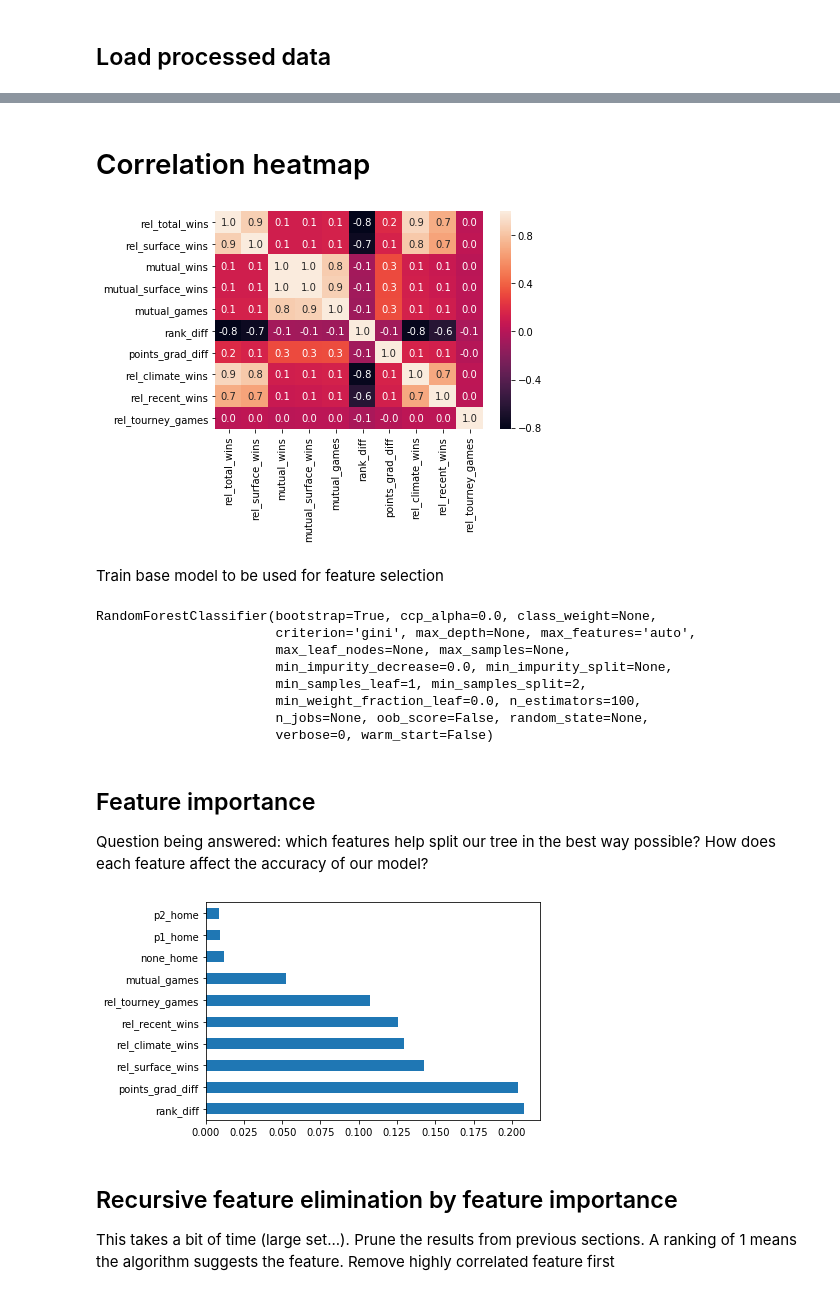
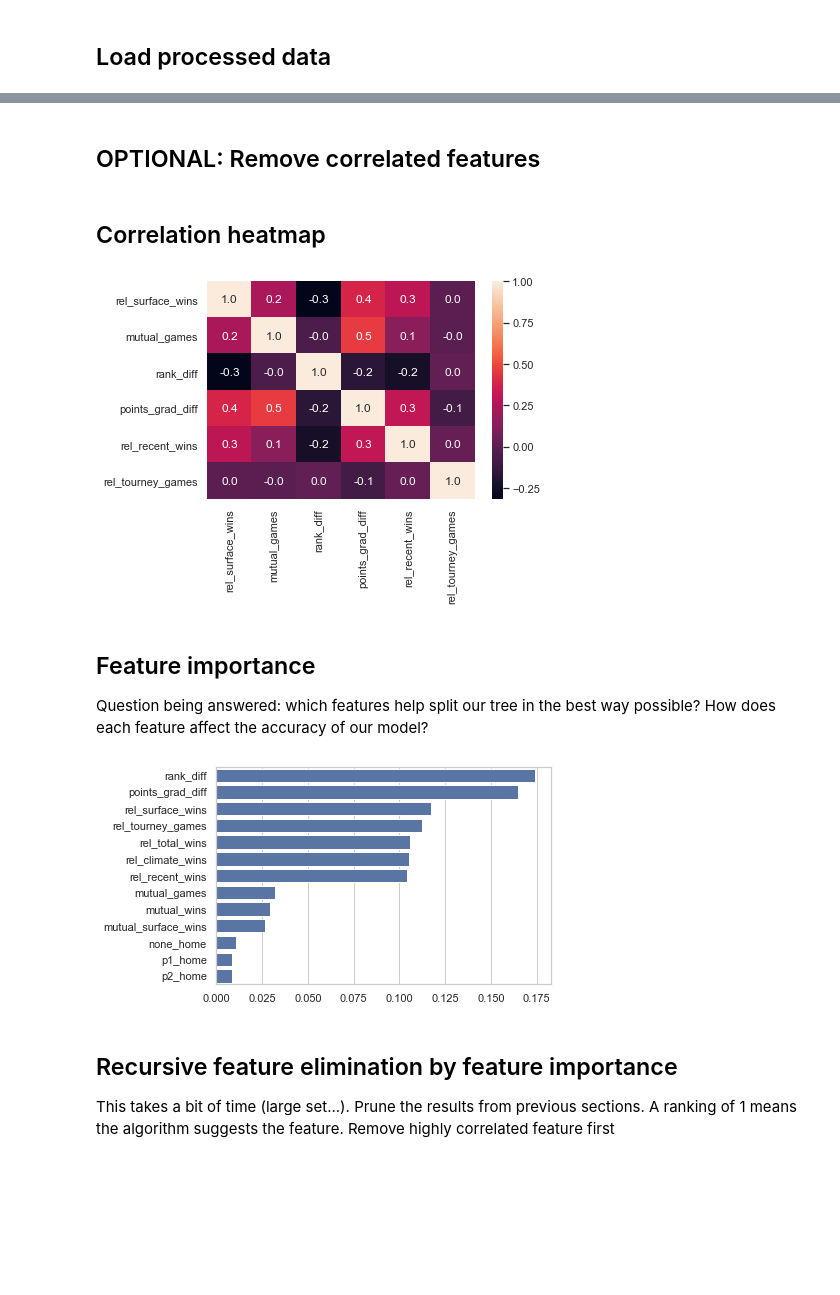
Before and after one commit to jost95/atp-tennis-predictions, a Jupyter notebook: feature_evaluation.ipynb, the cells around one changed output, grey strips where cells are left out. Saved outputs shown, nothing was run; the diff lists cells and outputs as text; code cells hidden in the pictures; blank space fills up the shorter version.

```diff
--- a/feature_evaluation.ipynb
+++ b/feature_evaluation.ipynb
@@ -34,19 +38,15 @@ Test data should not be used, even in, feature evaluation.
 # Split data set into train and test
 # Start of 2019 season in unix time, 2018-12-31 00:00:00 UTC
 test_date_begin = 1546214400
-drop_cols = ['outcome', 'tourney_date', 'tourney_level']
 
 # Testing will be done on 2019 matches
 data_train = data.loc[data.tourney_date < test_date_begin]
-y_train = data_train.outcome
-X_train = data_train.drop(drop_cols, axis=1)
+data_train = pd.get_dummies(data_train, columns=['home_advantage'])
 
-X_train = pd.get_dummies(X_train, columns=['home_advantage'])
 renames = {
     'home_advantage_-1': 'p2_home',
     'home_advantage_0': 'none_home',
     'home_advantage_1': 'p1_home',
 }
 
-X_train.rename(columns=renames, inplace=True)
-display(X_train)
+data_train.rename(columns=renames, inplace=True)
@@ -66,0 +58,4 @@ display(X_train)
+# %%
+tourneys = [2,3,5,6]
+data_mask = (data_train.tourney_level.isin(tourneys))
+data_train = data_train.loc[data_mask]
@@ -66,0 +64,8 @@ display(X_train)
+# %%
+drop_cols = ['outcome', 'tourney_date', 'tourney_level']
+y_train = data_train.outcome
+X_train = data_train.drop(drop_cols, axis=1)
+
+X_train, X_val, y_train, y_val = train_test_split(X_train, y_train, test_size=0.33, random_state=42)
+
+display(X_train)
@@ -67,40 +86,33 @@ display(X_train)
+# %% [markdown]
+## OPTIONAL: Remove correlated features
+# %%
+col_remove = ['rel_total_wins', 'mutual_wins', 'mutual_surface_wins', 'rel_climate_wins']
+X_train.drop(col_remove, inplace=True, axis=1)
+X_val.drop(col_remove, inplace=True, axis=1)
 # %% [markdown]
-# Correlation heatmap
+## Correlation heatmap
 # %%
-# uncomment to remove highly correlated features
-# which "explain" our data less good
-#X_train.drop(['rel_total_wins', 'mutual_wins', 'mutual_surface_wins', 'rel_climate_wins'], inplace=True, axis=1)
-
 adv = ['p2_home', 'none_home', 'p1_home']
 X_heat = X_train.drop(adv, axis=1)
-sn.heatmap(X_heat.corr(), annot=True, fmt='.1f')
+sns.heatmap(X_heat.corr(), annot=True, fmt='.1f')
 plt.show()
 # %% [output]
-[figure, old version]
+[figure, new version]
-# %% [markdown]
-Train base model to be used for feature selection
-# %%
-model = RandomForestClassifier()
-model.fit(X_train, y_train)
-# %% [output]
-RandomForestClassifier(bootstrap=True, ccp_alpha=0.0, class_weight=None,
-                       criterion='gini', max_depth=None, max_features='auto',
-                       max_leaf_nodes=None, max_samples=None,
-                       min_impurity_decrease=0.0, min_impurity_split=None,
-                       min_samples_leaf=1, min_samples_split=2,
-                       min_weight_fraction_leaf=0.0, n_estimators=100,
-                       n_jobs=None, oob_score=False, random_state=None,
-                       verbose=0, warm_start=False)
 # %% [markdown]
 ## Feature importance
 Question being answered: which features help split our tree in the best way possible?
 How does each feature affect the accuracy of our model?
 # %%
-feat_importances = pd.Series(model.feature_importances_, index=X_train.columns)
-feat_importances.sort_values(ascending=False).plot(kind='barh')
+model = RandomForestClassifier()
+model.fit(X_train, y_train)
+
+sns.set(style="whitegrid")
+feat_imp = pd.Series(model.feature_importances_, index=X_train.columns)
+feat_imp = feat_imp.sort_values(ascending=False)
+sns.barplot(x=feat_imp.to_list(), y=feat_imp.index, color='b')
 plt.show()
 # %% [output]
-[figure, old version]
+[figure, new version]
 # %% [markdown]
 ## Recursive feature elimination by feature importance
 This takes a bit of time (large set...).
```
Also changed, not shown: parts of 17 cells of this notebook.
